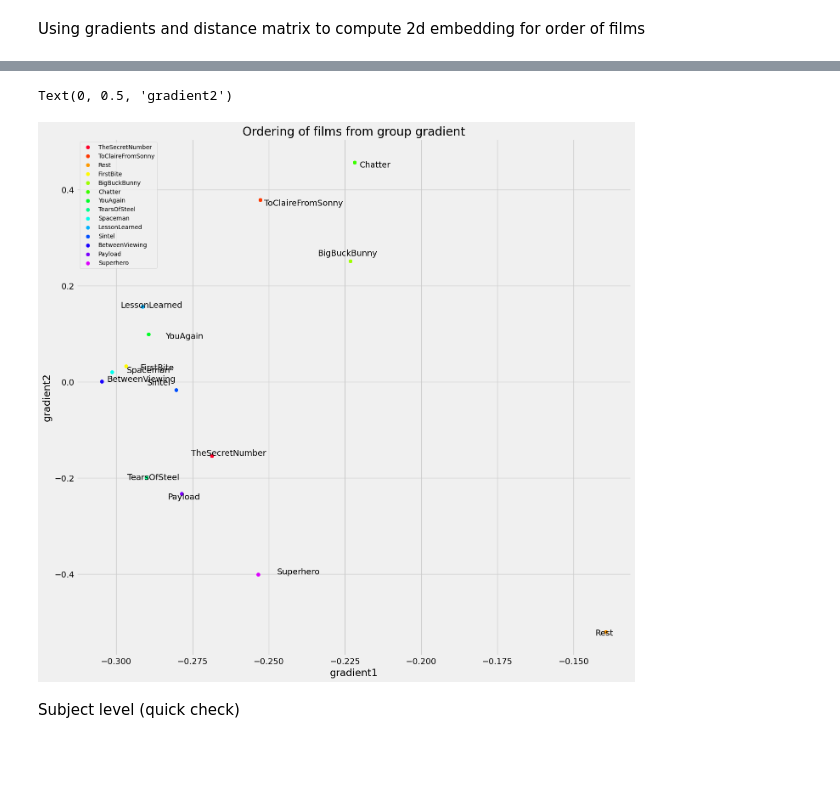
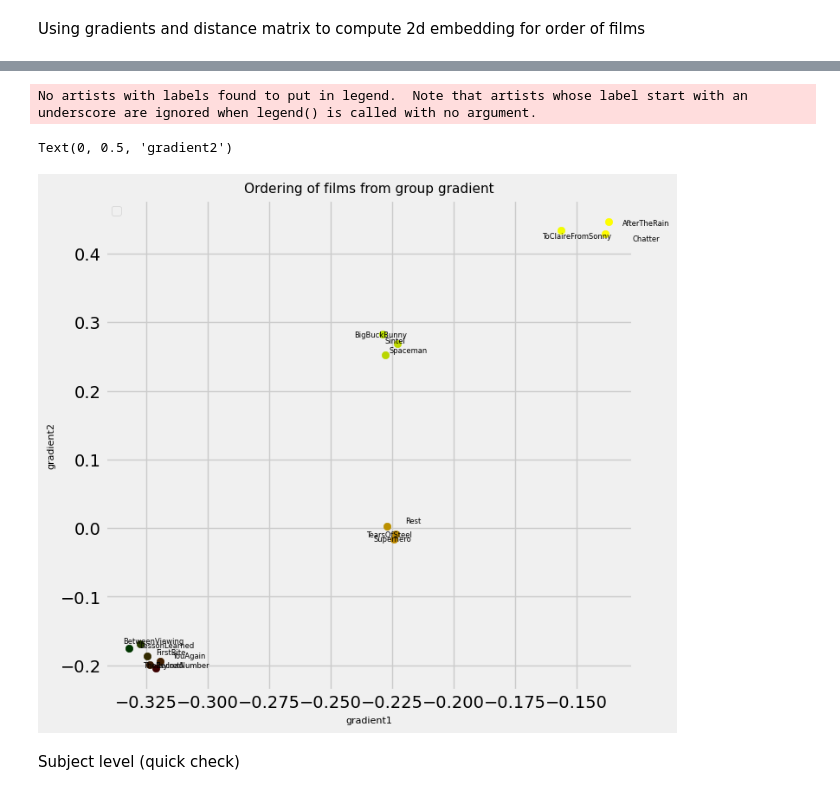
Before and after one commit to MIPLabCH/emoguide_gradients, a Jupyter notebook: 09_fmri_gradient_rest-films_order.ipynb, the cells around one changed output, grey strips where cells are left out. Cells and saved outputs as stored; diff of their text form; code cells hidden in the pictures; blank space fills up the shorter version.

```diff
--- a/09_fmri_gradient_rest-films_order.ipynb
+++ b/09_fmri_gradient_rest-films_order.ipynb
@@ -46,3 +48,9 @@ aligned, ref, score = procrustes_align(grads, ref=grads[2], n_iter=100)
+# %%
+from matplotlib.colors import ListedColormap
+pal     = sns.color_palette('colorblind', 8)
+my_cmap = ListedColormap(pal)
+
+colors  = {N: my_cmap.colors[idx] for idx, N in enumerate(list(index2region.keys()))}
 # %%
 partial_region = load('./resources/yeo7region400.pkl')
 
@@ -54,7 +62,7 @@ for i in range(len(labels)):
 
     for k in partial_region:
 
-        ax[r,c].scatter(G[partial_region[k],0],G[partial_region[k],1], label=k)
+        ax[r,c].scatter(G[partial_region[k],0],G[partial_region[k],1], label=k, color=colors[k])
 
     ax[r,c].set_title(L)
     ax[r,c].set_xlim(-15,25)
@@ -163,26 +186,33 @@ dstr, dspace = np.real(np.linalg.eig(aff_mat)[0]), np.real(np.linalg.eig(aff_mat
 # %%
-np.random.seed(16)
-NUM_COLORS = len(dspace)
-
-cm = plt.get_cmap('gist_rainbow')
-fig = plt.figure(figsize=(15,15))
-ax = fig.add_subplot(111)
-ax.set_prop_cycle(color=[cm(1.*i/NUM_COLORS) for i in range(NUM_COLORS)])
+np.random.seed(17)
 twograds = dspace[:,[0,1]]
 
+
+colormap = np.zeros_like(twograds)
+colormap[:,0] = sscore(twograds[:,0])
+colormap[:,1] = sscore(twograds[:,1])
+colormap[:,0] = colormap[:,0]**(1/2)
+colormap[:,1] = colormap[:,1]**(1/2)
+colormap = np.concatenate((colormap,np.zeros((twograds.shape[0],1))),axis=1)
+
+fig = plt.figure(figsize=(7,7))
+ax = fig.add_subplot(111)
+
+
 for i, txt in enumerate(labels):
-    ax.scatter([twograds[i][0]], [twograds[i][1]], label=txt)
+    ax.scatter([twograds[i][0]], [twograds[i][1]], color=colormap[i])
 
     ax.annotate(txt, (twograds[i][0] + (np.random.random()-0.5) / 40,
-                     twograds[i][1] + (np.random.random()-0.5) / 40 ) )
+                     twograds[i][1] + (np.random.random()-0.5) / 40 ) ,size=6 )
 
-ax.set_title("Ordering of films from group gradient")
+ax.set_title("Ordering of films from group gradient", size=11)
 ax.legend(loc=2, prop={'size':10})
-ax.set_xlabel("gradient1")
-ax.set_ylabel("gradient2")
+ax.set_xlabel("gradient1", size=8)
+ax.set_ylabel("gradient2", size=8)
 # %% [output]
-Text(0, 0.5, 'gradient2')
+No artists with labels found to put in legend.  Note that artists whose label start with an underscore are ignored when legend() is called with no argument.
+Text(0, 0.5, 'gradient2')
-[figure, old version]
+[figure, new version]
 # %% [markdown]
 Subject level (quick check)
 # %%
```
Also changed, not shown: parts of 8 cells of this notebook, 31 other files.
